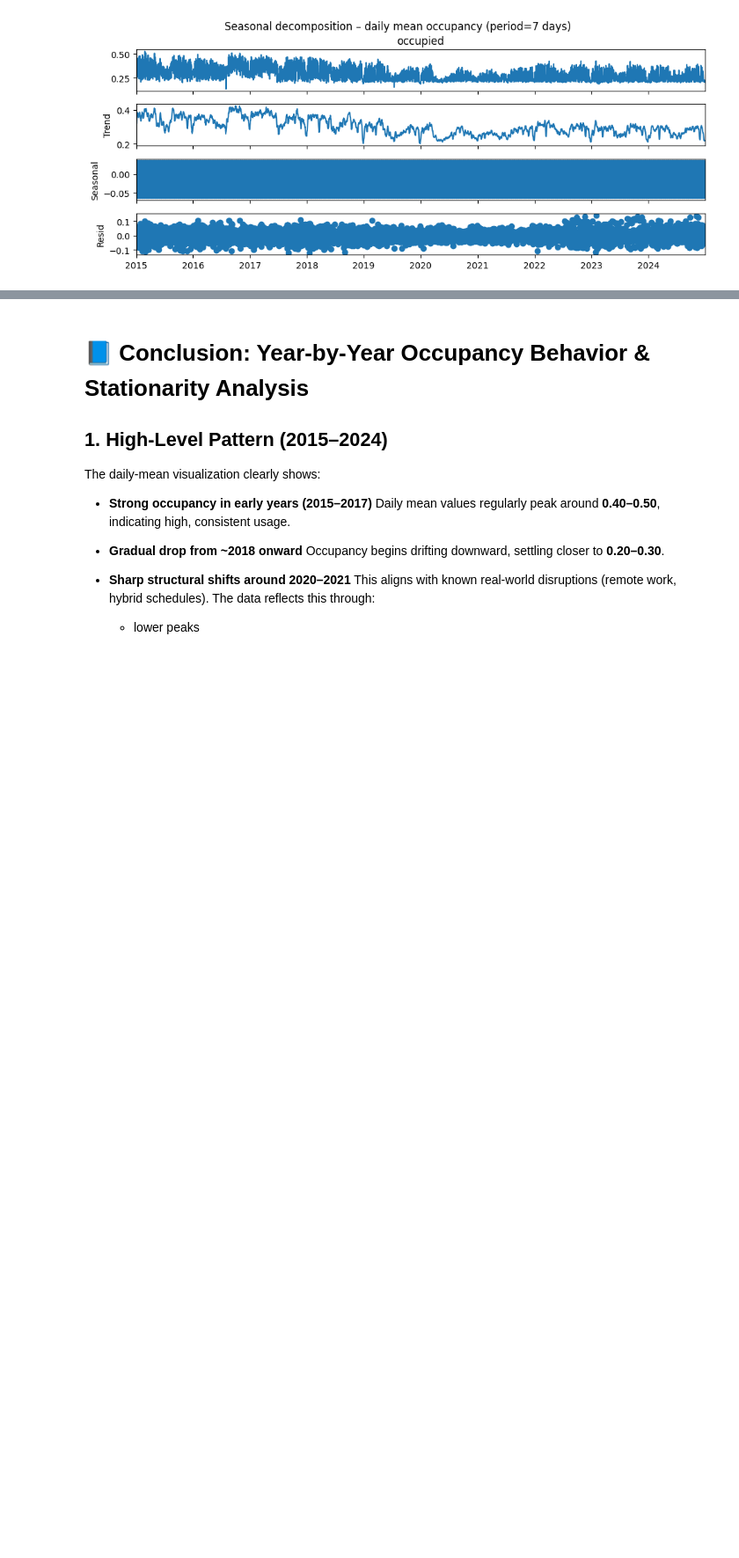
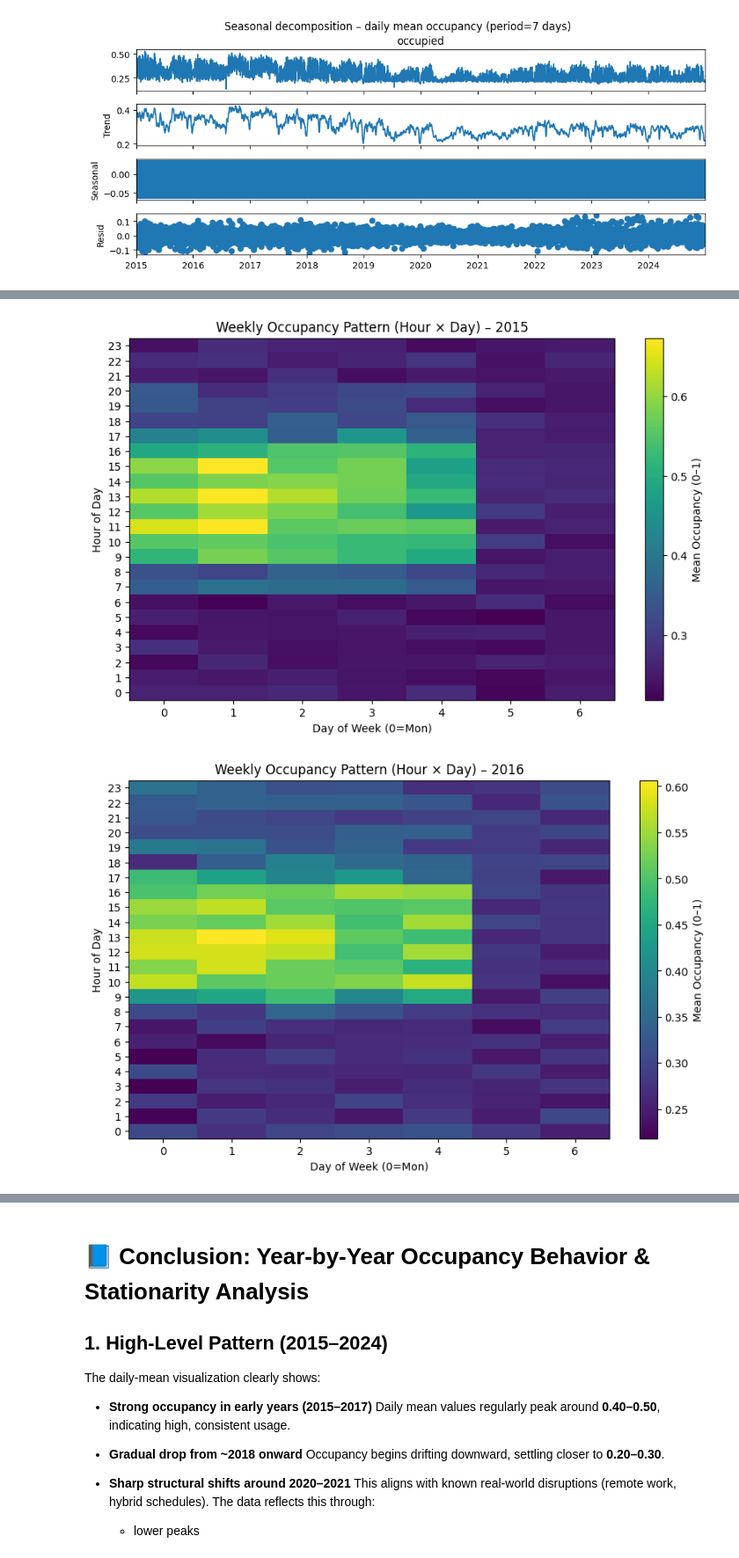
Before and after one commit to bbartling/predictive-occ-modeling, a Jupyter notebook: notebooks/occupancy_random_offices_analysis.ipynb, the cells around one changed output, grey strips where cells are left out. Shown at 88% size. Drawn from its saved outputs; the diff is of its cells as text; code cells hidden in the pictures; blank space fills up the shorter version.

```diff
--- a/notebooks/occupancy_random_offices_analysis.ipynb
+++ b/notebooks/occupancy_random_offices_analysis.ipynb
@@ -300,0 +351,34 @@ plt.show()
+# %%
+# 📊 Day-of-Week × Hour-of-Day Heatmaps Per Year
+
+for y in years:
+    df_y = df_feat[df_feat.index.year == y]
+    if df_y.empty:
+        continue
+
+    pivot_y = df_y.pivot_table(
+        index="hour",
+        columns="dow",
+        values="occupied",
+        aggfunc="mean"
+    )
+
+    fig, ax = plt.subplots(figsize=(10, 6))
+    im = ax.imshow(pivot_y.values, aspect="auto", origin="lower")
+
+    ax.set_title(f"Weekly Occupancy Pattern (Hour × Day) – {y}")
+    ax.set_xlabel("Day of Week (0=Mon)")
+    ax.set_ylabel("Hour of Day")
+
+    ax.set_xticks(range(len(pivot_y.columns)))
+    ax.set_xticklabels(pivot_y.columns)
+    ax.set_yticks(range(len(pivot_y.index)))
+    ax.set_yticklabels(pivot_y.index)
+
+    cbar = fig.colorbar(im, ax=ax)
+    cbar.set_label("Mean Occupancy (0–1)")
+
+    plt.show()
+# %% [output]
+[figure, added]
+[figure, added]
```
Also changed, not shown: parts of 2 cells of this notebook, 1 other file.
